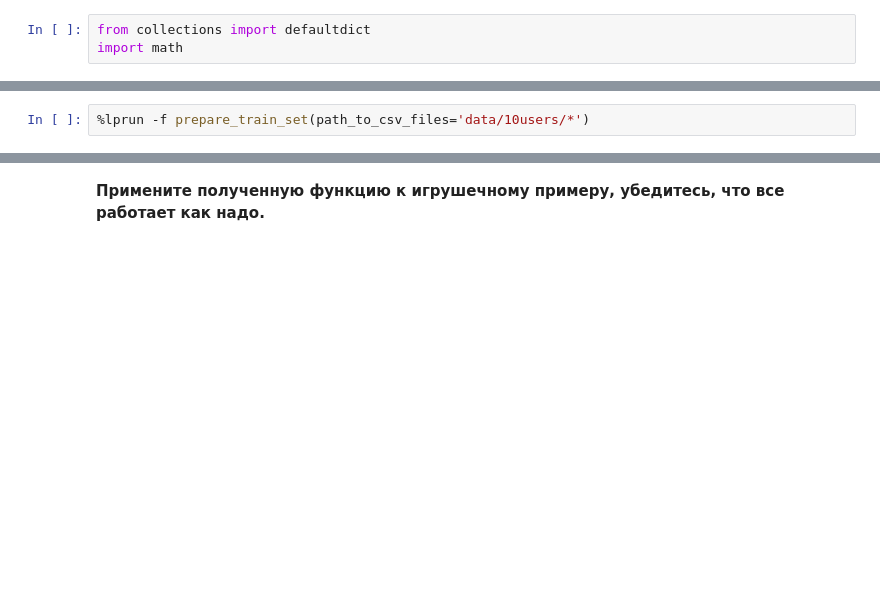
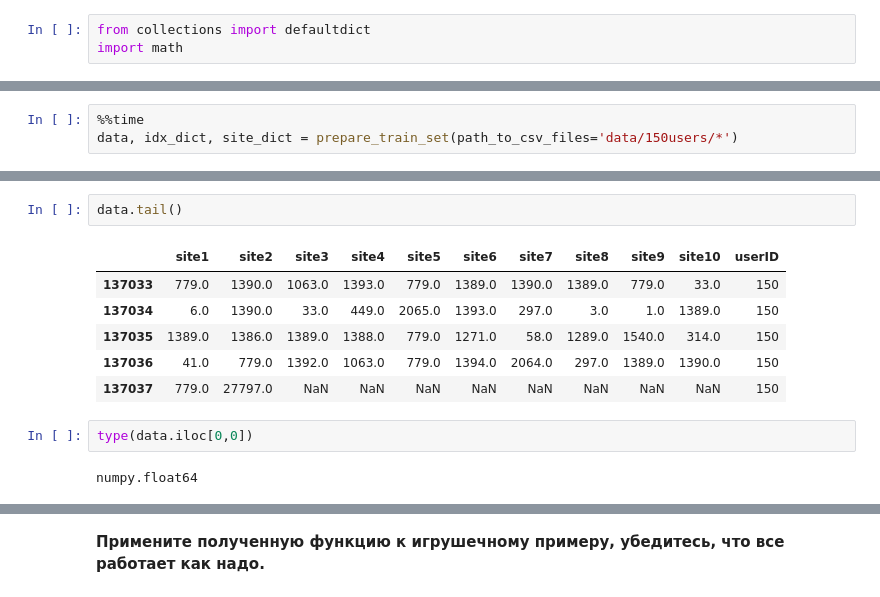
Before and after one commit to kcostya/mlcourse_open, a Jupyter notebook: jupyter_russian/project_alice/week1_prepare_dataset.ipynb, the cells around one changed output, grey strips where cells are left out. Cells and saved outputs as stored; diff of their text form; blank space fills up the shorter version.

```diff
--- a/jupyter_russian/project_alice/week1_prepare_dataset.ipynb
+++ b/jupyter_russian/project_alice/week1_prepare_dataset.ipynb
@@ -328,4 +334,5 @@ def prepare_train_set(path_to_csv_files, session_length=10):
 # %%
-%lprun -f prepare_train_set(path_to_csv_files='data/10users/*')
+%%time
+data, idx_dict, site_dict = prepare_train_set(path_to_csv_files='data/150users/*')
 # %% [output]
 A Jupyter Widget
@@ -348,0 +341,13 @@ Wall time: 15.6 ms
+# %%
+data.tail()
+# %% [output]
+|  | site1 | site2 | site3 | site4 | site5 | site6 | site7 | site8 | site9 | site10 | userID |
+| 137033 | 779.0 | 1390.0 | 1063.0 | 1393.0 | 779.0 | 1389.0 | 1390.0 | 1389.0 | 779.0 | 33.0 | 150 |
+| 137034 | 6.0 | 1390.0 | 33.0 | 449.0 | 2065.0 | 1393.0 | 297.0 | 3.0 | 1.0 | 1389.0 | 150 |
+| 137035 | 1389.0 | 1386.0 | 1389.0 | 1388.0 | 779.0 | 1271.0 | 58.0 | 1289.0 | 1540.0 | 314.0 | 150 |
+| 137036 | 41.0 | 779.0 | 1392.0 | 1063.0 | 779.0 | 1394.0 | 2064.0 | 297.0 | 1389.0 | 1390.0 | 150 |
+| 137037 | 779.0 | 27797.0 | NaN | NaN | NaN | NaN | NaN | NaN | NaN | NaN | 150 |
+# %%
+type(data.iloc[0,0])
+# %% [output]
+numpy.float64
```
Also changed, not shown: parts of 12 cells of this notebook.
